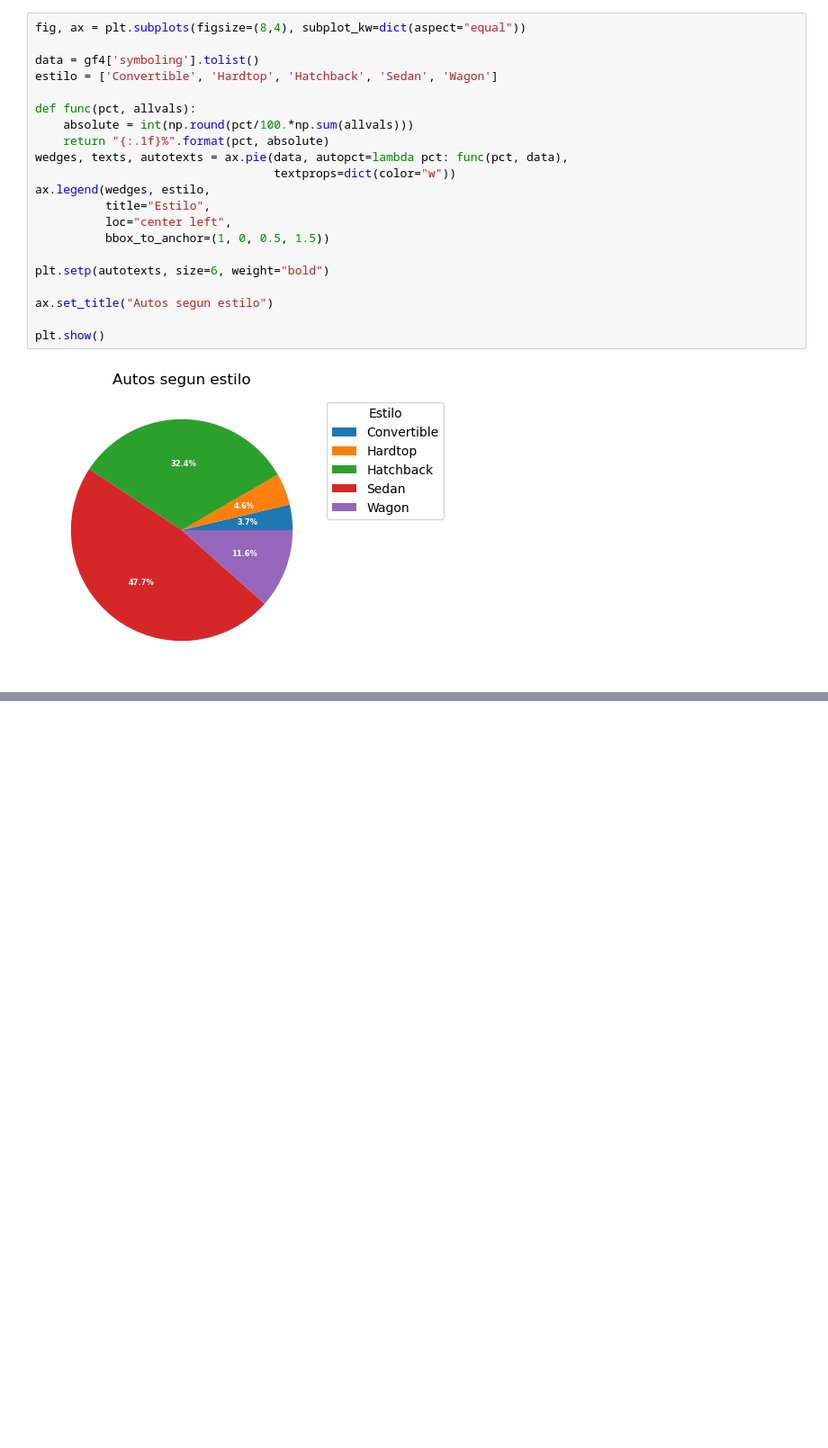
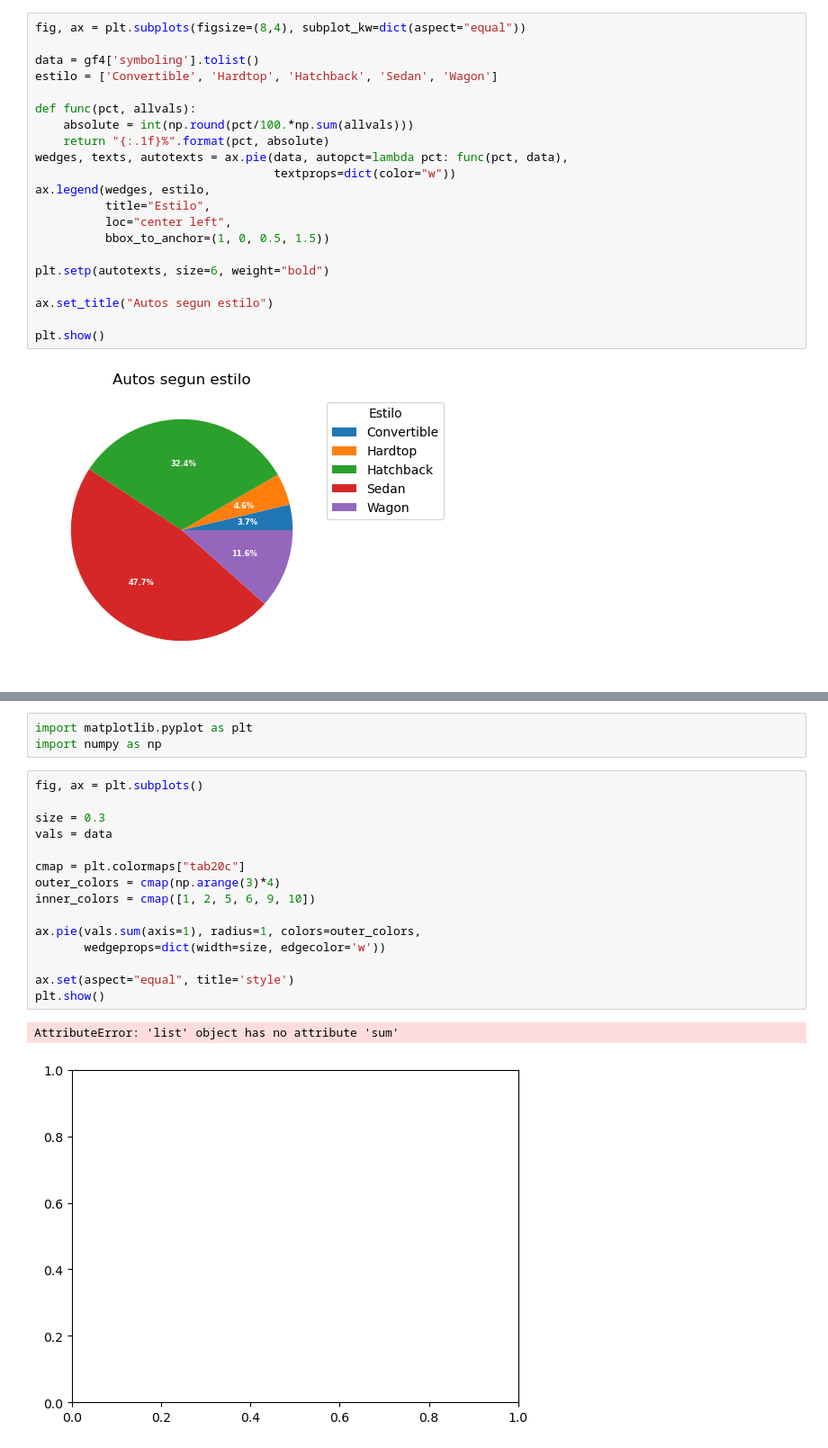
Before and after one commit to cacuna13/Portafolio, a Jupyter notebook: AnalisisDatos_Autos.ipynb, the cells around one changed output, grey strips where cells are left out. Shown: that part at 90% size. Drawn from its saved outputs; the diff is of its cells as text; blank space fills up the shorter version.

```diff
--- a/AnalisisDatos_Autos.ipynb
+++ b/AnalisisDatos_Autos.ipynb
@@ -802,0 +815,21 @@ plt.show()
+# %%
+import matplotlib.pyplot as plt
+import numpy as np
+# %%
+fig, ax = plt.subplots()
+
+size = 0.3
+vals = data
+
+cmap = plt.colormaps["tab20c"]
+outer_colors = cmap(np.arange(3)*4)
+inner_colors = cmap([1, 2, 5, 6, 9, 10])
+
+ax.pie(vals.sum(axis=1), radius=1, colors=outer_colors,
+       wedgeprops=dict(width=size, edgecolor='w'))
+
+ax.set(aspect="equal", title='style')
+plt.show()
+# %% [output]
+AttributeError: 'list' object has no attribute 'sum'
+[figure, added]
```
Also changed, not shown: parts of 3 cells of this notebook.
